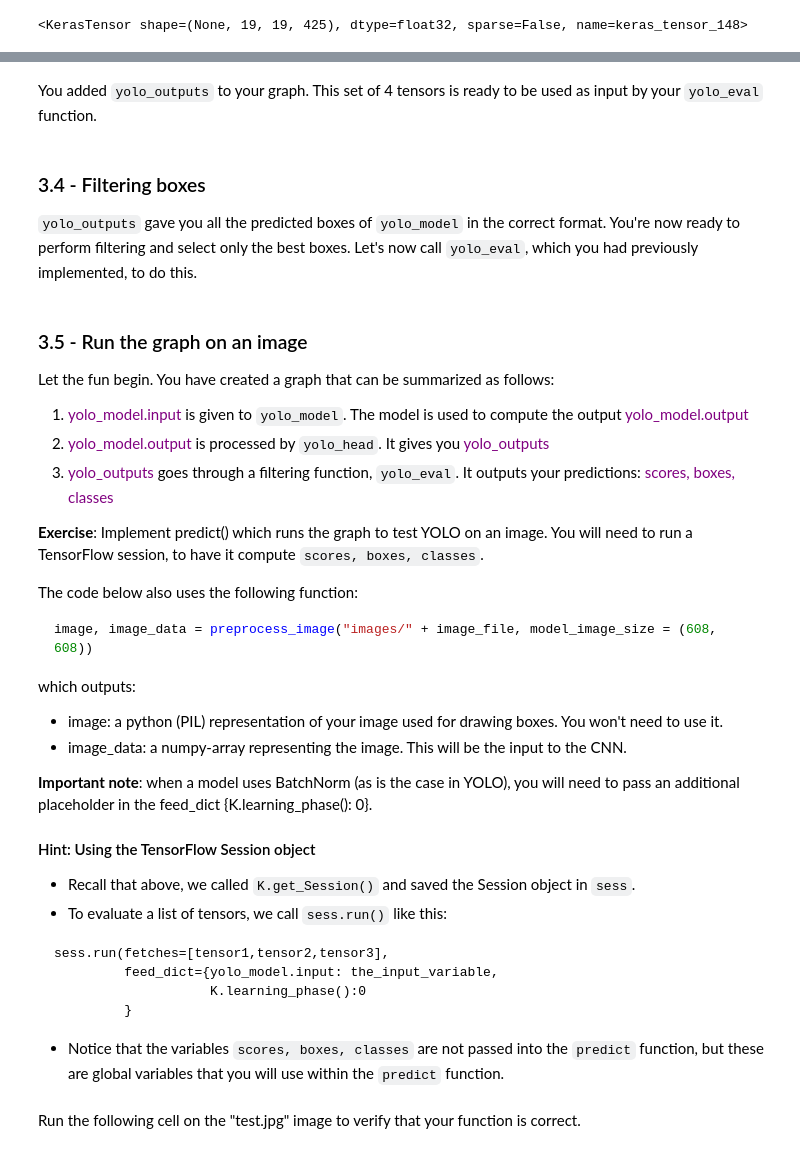
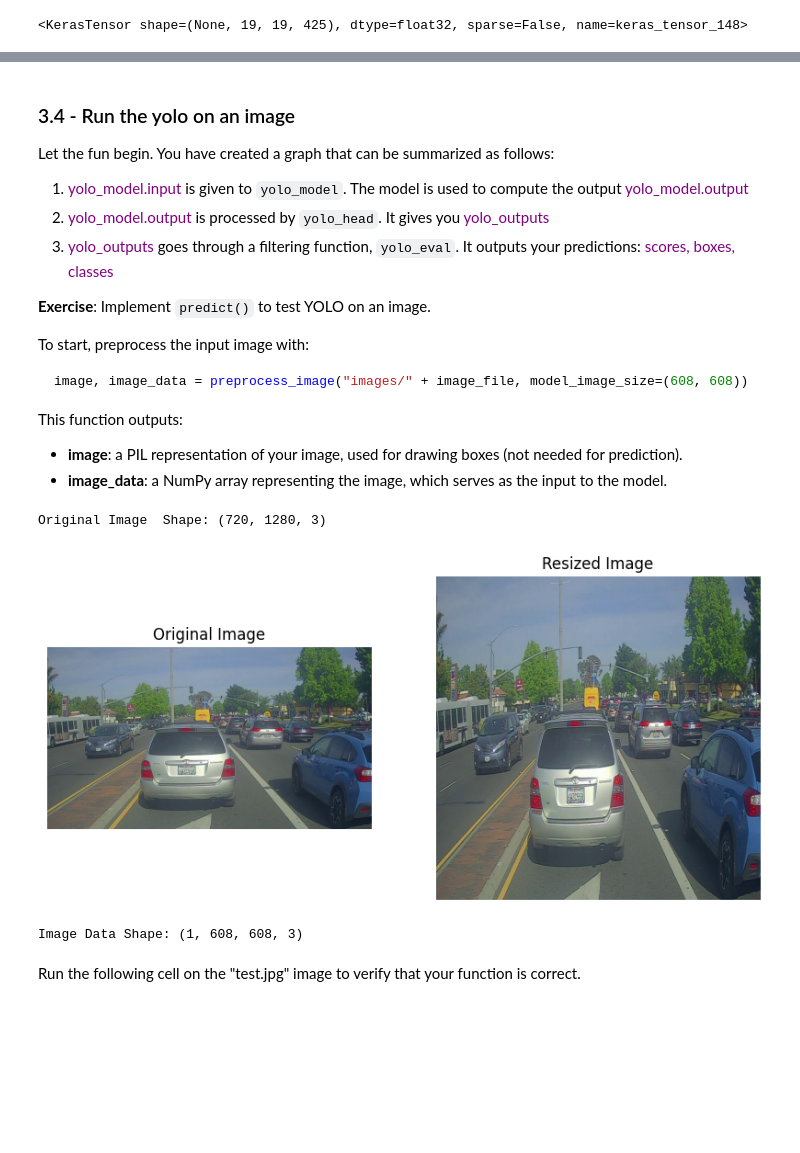
Before and after one commit to umermjd11/DLC4M3A1, a Jupyter notebook: Autonomous_driving_application_Car_detection_v3tf2.ipynb, the cells around one changed output, grey strips where cells are left out. Drawn from its saved outputs; the diff is of its cells as text; code cells hidden in the pictures; blank space fills up the shorter version.

````diff
--- a/Autonomous_driving_application_Car_detection_v3tf2.ipynb
+++ b/Autonomous_driving_application_Car_detection_v3tf2.ipynb
@@ -759,6 +549,0 @@ yolo_outputs
-# %% [markdown]
-You added `yolo_outputs` to your graph. This set of 4 tensors is ready to be used as input by your `yolo_eval` function.
-# %% [markdown]
-### 3.4 - Filtering boxes
-
-`yolo_outputs` gave you all the predicted boxes of `yolo_model` in the correct format. You're now ready to perform filtering and select only the best boxes. Let's now call `yolo_eval`, which you had previously implemented, to do this.
@@ -767,5 +550,5 @@ scores, boxes, classes = yolo_eval(yolo_outputs, image_shape)
 # %% [markdown]
-### 3.5 - Run the graph on an image
+### 3.4 - Run the yolo on an image
 
 Let the fun begin. You have created a graph that can be summarized as follows:
 
@@ -773,27 +556,15 @@ Let the fun begin. You have created a graph that can be summarized as follows:
 2. <font color='purple'> yolo_model.output </font> is processed by `yolo_head`. It gives you <font color='purple'> yolo_outputs </font>
 3. <font color='purple'> yolo_outputs </font> goes through a filtering function, `yolo_eval`. It outputs your predictions: <font color='purple'> scores, boxes, classes </font>
 
-**Exercise**: Implement predict() which runs the graph to test YOLO on an image.
-You will need to run a TensorFlow session, to have it compute `scores, boxes, classes`.
+**Exercise**: Implement `predict()` to test YOLO on an image.
 
-The code below also uses the following function:
+To start, preprocess the input image with:
+
 ```python
-image, image_data = preprocess_image("images/" + image_file, model_image_size = (608, 608))
+image, image_data = preprocess_image("images/" + image_file, model_image_size=(608, 608))
 ```
-which outputs:
-- image: a python (PIL) representation of your image used for drawing boxes. You won't need to use it.
-- image_data: a numpy-array representing the image. This will be the input to the CNN.
 
-**Important note**: when a model uses BatchNorm (as is the case in YOLO), you will need to pass an additional placeholder in the feed_dict {K.learning_phase(): 0}.
-
-#### Hint: Using the TensorFlow Session object
-* Recall that above, we called `K.get_Session()` and saved the Session object in `sess`.
-* To evaluate a list of tensors, we call `sess.run()` like this:
-```
-sess.run(fetches=[tensor1,tensor2,tensor3],
-         feed_dict={yolo_model.input: the_input_variable,
-                    K.learning_phase():0
-         }
-```
-* Notice that the variables `scores, boxes, classes` are not passed into the `predict` function, but these are global variables that you will use within the `predict` function.
+This function outputs:
+- **image**: a PIL representation of your image, used for drawing boxes (not needed for prediction).
+- **image_data**: a NumPy array representing the image, which serves as the input to the model.
 # %%
@@ -838,3 +638,38 @@ def predict(sess, image_file):
+# %%
+import numpy as np
+import imghdr
+from PIL import Image
+import matplotlib.pyplot as plt
+
+# Load and preprocess the image
+image, resized_image, image_data = preprocess_image("images/test.jpg", model_image_size=(608, 608))
+
+# Show the original and resized images
+plt.figure(figsize=(10, 5))
+
+# Display the original image
+plt.subplot(1, 2, 1)
+# Print image data shape and first few values for inspection
+print("Original Image  Shape:", np.array(image).shape)
+plt.title("Original Image")
+plt.imshow(image)  # Use the original image
+
+plt.axis("off")
+
+# Display the resized image
+plt.subplot(1, 2, 2)
+plt.title("Resized Image")
+plt.imshow(resized_image)  # Use the resized image
+plt.axis("off")
+
+plt.show()
+
+# Print image data shape and first few values for inspection
+print("Image Data Shape:", image_data.shape)
+# %% [output]
+Original Image  Shape: (720, 1280, 3)
+[figure, added]
+Image Data Shape: (1, 608, 608, 3)
 # %% [markdown]
 Run the following cell on the "test.jpg" image to verify that your function is correct.
 # %%
````
Also changed, not shown: parts of 21 cells of this notebook.
